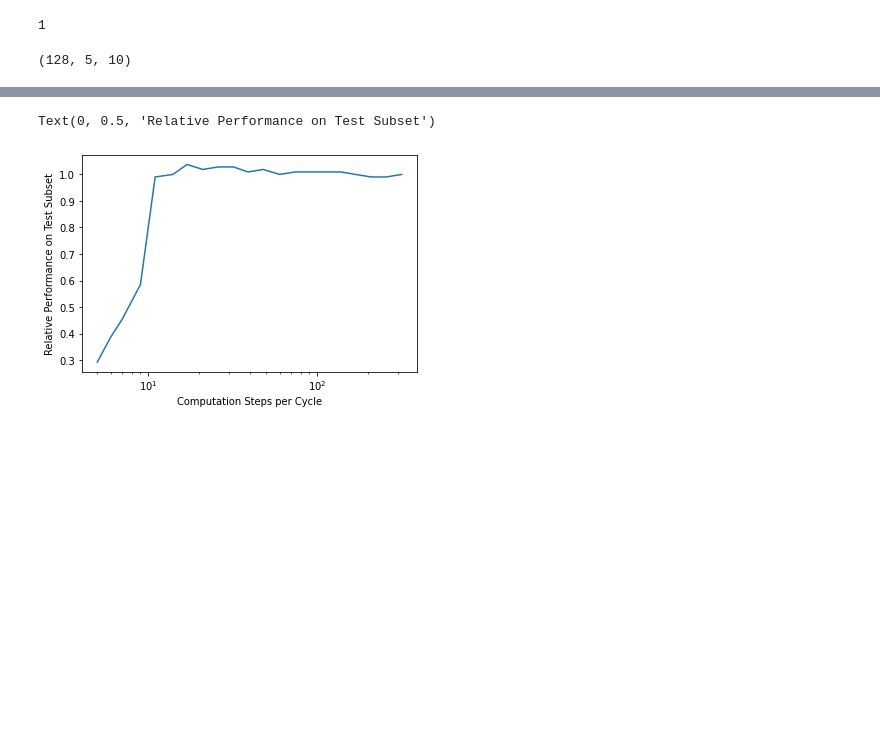
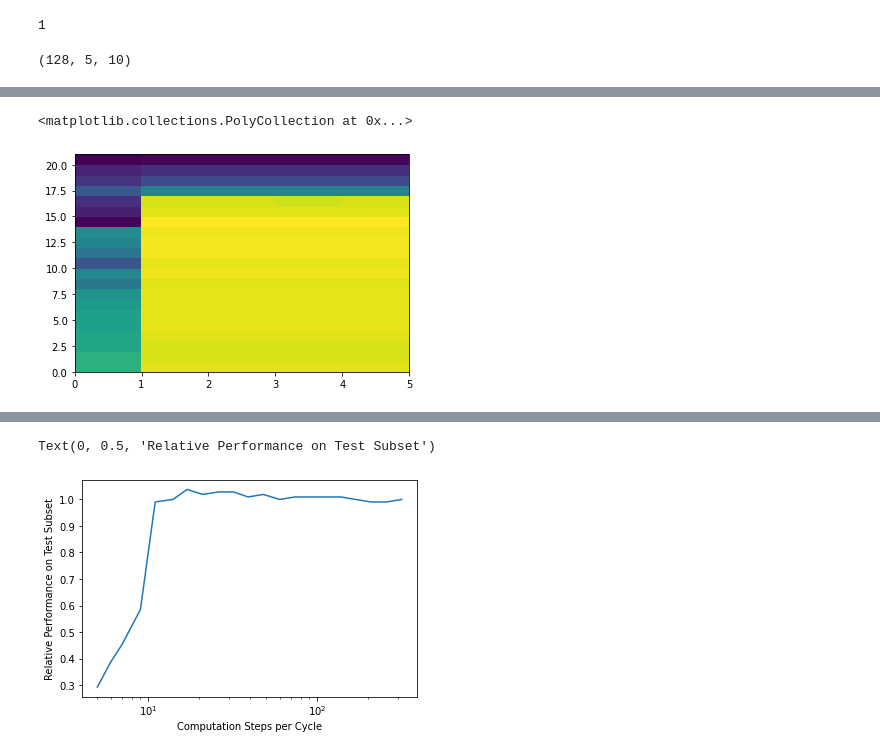
Before and after one commit to wilkieolin/phasor_networks, a Jupyter notebook: phasor model fashion.ipynb, the cells around one changed output, grey strips where cells are left out. Drawn from its saved outputs; the diff is of its cells as text; code cells hidden in the pictures; blank space fills up the shorter version.

```diff
--- a/phasor model fashion.ipynb
+++ b/phasor model fashion.ipynb
@@ -247,0 +358,2 @@ res2 = [np.mean(model._last_prediction(o[0]) == y_subset) for o in res]
+# %%
+cycles = np.arange(5)
@@ -247,0 +366,7 @@ res2 = [np.mean(model._last_prediction(o[0]) == y_subset) for o in res]
+# %%
+def predict_ind(phases, ind=-2):
+    distance = tf.math.abs(phases - 0.5)
+    indices = tf.math.argmin(distance, axis=2)
+    selected = indices[:,ind]
+
+    return selected
@@ -247,0 +381,2 @@ res2 = [np.mean(model._last_prediction(o[0]) == y_subset) for o in res]
+# %%
+accs = np.array([[np.mean(predict_ind(o[0], j) == y_subset) for j in cycles] for o in res])
@@ -247,0 +389,5 @@ res2 = [np.mean(model._last_prediction(o[0]) == y_subset) for o in res]
+# %%
+plt.pcolor(accs)
+# %% [output]
+<matplotlib.collections.PolyCollection at 0x...>
+[figure, added]
```
Also changed, not shown: parts of 51 cells of this notebook, 5 other files.
